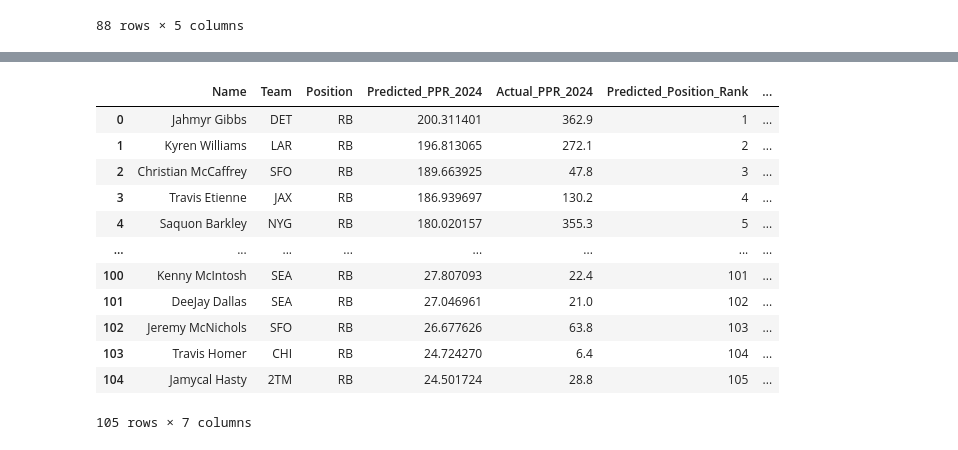
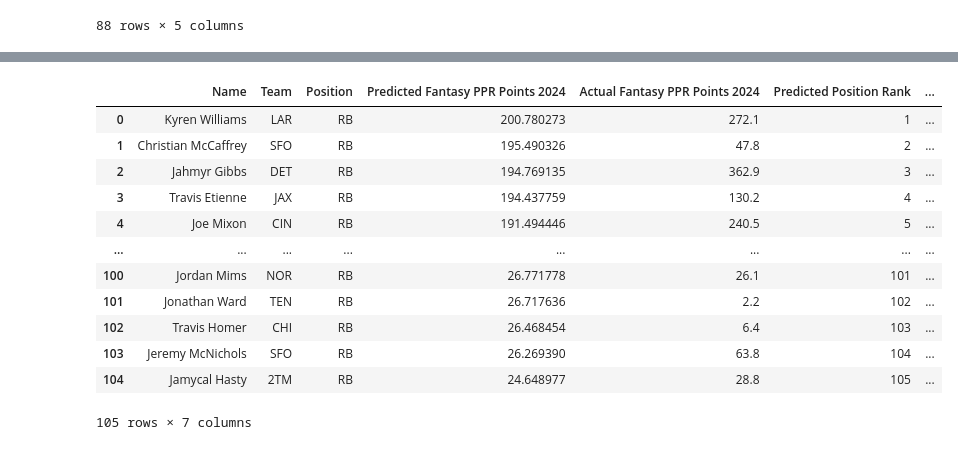
Before and after one commit to TrevBunch/DS-340W-Project, a Jupyter notebook: ModelCode.ipynb, the cells around one changed output, grey strips where cells are left out. Saved outputs shown, nothing was run; the diff lists cells and outputs as text; code cells hidden in the pictures.

```diff
--- a/ModelCode.ipynb
+++ b/ModelCode.ipynb
@@ -452,12 +447,10 @@ TE_2024_pred = predict_2024(TE_best_model, TE_best_features, TE_data, TE_y, TE_d
 # %%
-def predict_2024(model, features, X, y, X_2024):
-    model.fit(X[features], y)
-
+def predict_2024(model, features, X_2024):
     return model.predict(X_2024[features])
 
 
-def metric_table(position, X_2024, y_pred):
-    y_true = fantasy_data_2024.loc[X_2024.index, "Fantasy_PPR_NextYear"].copy()
+def metric_table(position, X_2024, y_pred, data, target): #target = "Fantasy_PPR_NextYear"
+    y_true = data.loc[X_2024.index, target].copy()
     rmse = float(np.sqrt(mean_squared_error(y_true, y_pred)))
     mae = float(mean_absolute_error(y_true, y_pred))
     r2 = float(r2_score(y_true, y_pred))
@@ -465,28 +458,34 @@ def metric_table(position, X_2024, y_pred):
     return {"Position": position, "RMSE": rmse, "MAE": mae, "R2": r2}
 
 
-def position_prediciton_table(position, X_2024, predictions):
-    table = fantasy_data_2024.loc[X_2024.index, ["Name", "Team", "Position", "Fantasy_PPR_NextYear"]].copy()
-    table.rename(columns = {"Fantasy_PPR_NextYear": "Actual_PPR_2024"}, inplace = True)
-    table["Predicted_PPR_2024"] = predictions
-    table = table.sort_values("Predicted_PPR_2024", ascending = False).reset_index(drop = True)
+def position_prediciton_table(position, X_2024, predictions, data, name_col, team_col, position_col, actual_col):
+    table = data.loc[X_2024.index, [name_col, team_col, position_col, actual_col]].copy()
 
-    table["Predicted_Position_Rank"] = table["Predicted_PPR_2024"].rank(ascending = False, method = "first").astype(int)
-    table["Actual_Position_Rank"] = table["Actual_PPR_2024"].rank(ascending = False, method = "first").astype(int)
+    table.rename(columns = {name_col: "Name",
+                            team_col: "Team",
+                            position_col: "Position",
+                            actual_col: "Actual Fantasy PPR Points 2024"},
+                            inplace = True)
 
-    table = table.reindex(columns = ["Name", "Team", "Position", "Predicted_PPR_2024", "Actual_PPR_2024", "Predicted_Position_Rank", "Actual_Position_Rank"])
+    table["Predicted Fantasy PPR Points 2024"] = predictions
+    table = table.sort_values("Predicted Fantasy PPR Points 2024", ascending = False).reset_index(drop = True)
+
+    table["Predicted Position Rank"] = table["Predicted Fantasy PPR Points 2024"].rank(ascending = False, method = "first").astype(int)
+    table["Actual Position Rank"] = table["Actual Fantasy PPR Points 2024"].rank(ascending = False, method = "first").astype(int)
+
+    table = table.reindex(columns = ["Name", "Team", "Position", "Predicted Fantasy PPR Points 2024", "Actual Fantasy PPR Points 2024", "Predicted Position Rank", "Actual Position Rank"])
 
     return table
 
 
 def overall_prediction_table(*position_tables):
     combined_table = pd.concat(position_tables, ignore_index = True)
-    combined_table = combined_table.sort_values("Predicted_PPR_2024", ascending = False).reset_index(drop = True)
+    combined_table = combined_table.sort_values("Predicted Fantasy PPR Points 2024", ascending = False).reset_index(drop = True)
 
-    combined_table["Predicted_Overall_Rank"] = combined_table["Predicted_PPR_2024"].rank(ascending = False, method = "first").astype(int)
-    combined_table["Actual_Overall_Rank"] = combined_table["Actual_PPR_2024"].rank(ascending = False, method = "first").astype(int)
+    combined_table["Predicted Overall Rank"] = combined_table["Predicted Fantasy PPR Points 2024"].rank(ascending = False, method = "first").astype(int)
+    combined_table["Actual Overall Rank"] = combined_table["Actual Fantasy PPR Points 2024"].rank(ascending = False, method = "first").astype(int)
 
-    combined_table = combined_table.reindex(columns = ["Name", "Team", "Position", "Predicted_PPR_2024", "Actual_PPR_2024", "Predicted_Overall_Rank", "Actual_Overall_Rank"])
+    combined_table = combined_table.reindex(columns = ["Name", "Team", "Position", "Predicted Fantasy PPR Points 2024", "Actual Fantasy PPR Points 2024", "Predicted Overall Rank", "Actual Overall Rank"])
 
     return combined_table
 # %%
@@ -514,8 +513,8 @@ QB_2024_table
 64 rows × 7 columns
 # %%
-RB_2024_pred = predict_2024(RB_best_model, RB_best_features, RB_data, RB_y, RB_data_2024)
-RB_metrics_table = pd.DataFrame([metric_table('RB', RB_data_2024, RB_2024_pred)])
-RB_2024_table = position_prediciton_table("RB", RB_data_2024, RB_2024_pred)
+RB_2024_pred = predict_2024(RB_best_model, RB_best_features, RB_data_2024)
+RB_metrics_table = pd.DataFrame([metric_table('RB', RB_data_2024, RB_2024_pred, fantasy_data_2024, "Fantasy_PPR_NextYear")])
+RB_2024_table = position_prediciton_table("RB", RB_data_2024, RB_2024_pred, fantasy_data_2024, "Name", "Team", "Position", "Fantasy_PPR_NextYear")
 
 print(RB_metrics_table)
 RB_2024_table
@@ -525,14 +524,14 @@ RB_2024_table
-|  | Name | Team | Position | Predicted_PPR_2024 | Actual_PPR_2024 | Predicted_Position_Rank | ... |
-| 0 | Jahmyr Gibbs | DET | RB | 200.311401 | 362.9 | 1 | ... |
-| 1 | Kyren Williams | LAR | RB | 196.813065 | 272.1 | 2 | ... |
-| 2 | Christian McCaffrey | SFO | RB | 189.663925 | 47.8 | 3 | ... |
-| 3 | Travis Etienne | JAX | RB | 186.939697 | 130.2 | 4 | ... |
-| 4 | Saquon Barkley | NYG | RB | 180.020157 | 355.3 | 5 | ... |
+|  | Name | Team | Position | Predicted Fantasy PPR Points 2024 | Actual Fantasy PPR Points 2024 | Predicted Position Rank | ... |
+| 0 | Kyren Williams | LAR | RB | 200.780273 | 272.1 | 1 | ... |
+| 1 | Christian McCaffrey | SFO | RB | 195.490326 | 47.8 | 2 | ... |
+| 2 | Jahmyr Gibbs | DET | RB | 194.769135 | 362.9 | 3 | ... |
+| 3 | Travis Etienne | JAX | RB | 194.437759 | 130.2 | 4 | ... |
+| 4 | Joe Mixon | CIN | RB | 191.494446 | 240.5 | 5 | ... |
 | ... | ... | ... | ... | ... | ... | ... | ... |
-| 100 | Kenny McIntosh | SEA | RB | 27.807093 | 22.4 | 101 | ... |
-| 101 | DeeJay Dallas | SEA | RB | 27.046961 | 21.0 | 102 | ... |
-| 102 | Jeremy McNichols | SFO | RB | 26.677626 | 63.8 | 103 | ... |
-| 103 | Travis Homer | CHI | RB | 24.724270 | 6.4 | 104 | ... |
-| 104 | Jamycal Hasty | 2TM | RB | 24.501724 | 28.8 | 105 | ... |
+| 100 | Jordan Mims | NOR | RB | 26.771778 | 26.1 | 101 | ... |
+| 101 | Jonathan Ward | TEN | RB | 26.717636 | 2.2 | 102 | ... |
+| 102 | Travis Homer | CHI | RB | 26.468454 | 6.4 | 103 | ... |
+| 103 | Jeremy McNichols | SFO | RB | 26.269390 | 63.8 | 104 | ... |
+| 104 | Jamycal Hasty | 2TM | RB | 24.648977 | 28.8 | 105 | ... |
 105 rows × 7 columns
 # %%
```
Also changed, not shown: parts of 21 cells of this notebook.
